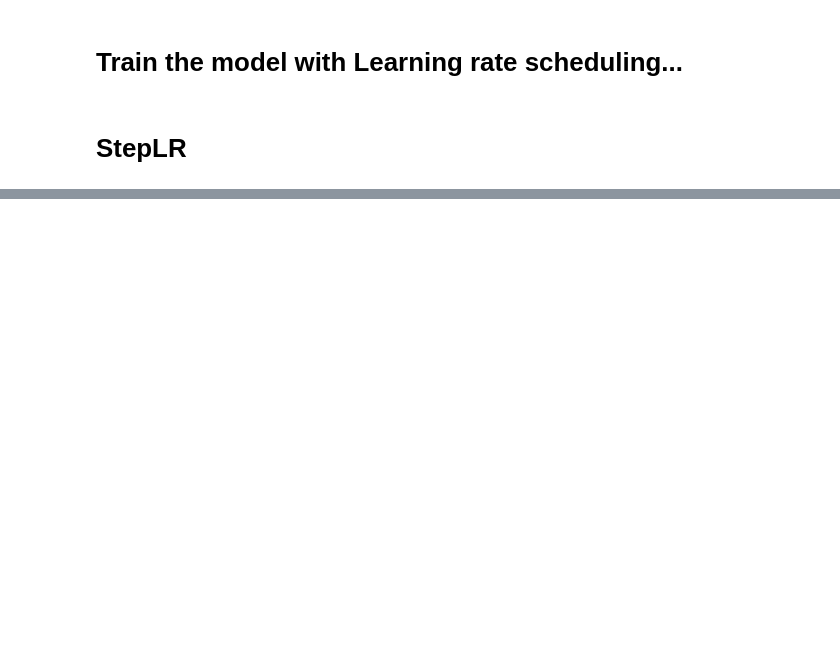
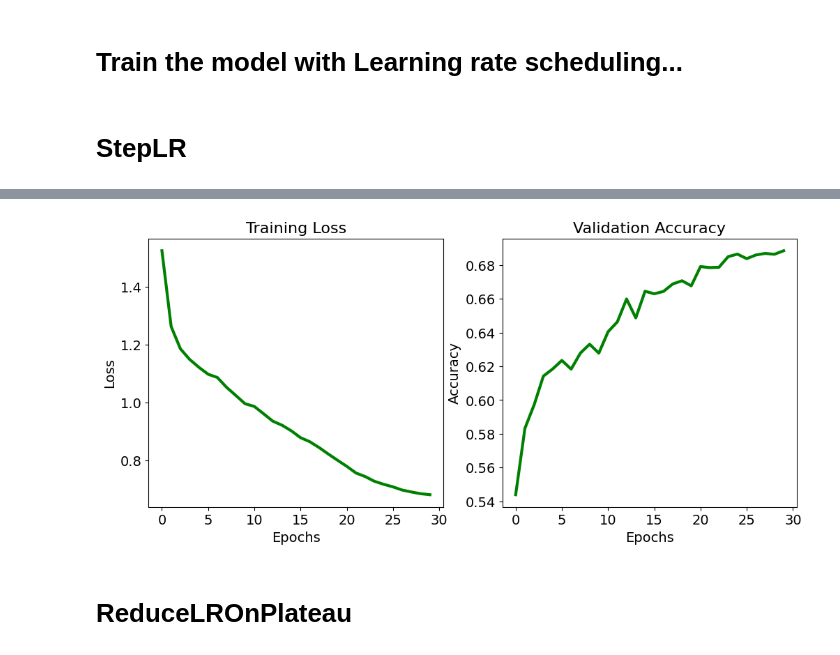
Before and after one commit to Al-Hassan-M-Kamel/CIFAR-10-Image-Classification-with-CNNs-and-Optuna, a Jupyter notebook: base_model.ipynb, the cells around one changed output, grey strips where cells are left out. Saved outputs shown, nothing was run; the diff lists cells and outputs as text; code cells hidden in the pictures; blank space fills up the shorter version.

```diff
--- a/base_model.ipynb
+++ b/base_model.ipynb
@@ -310,0 +385,10 @@ step_lr_history = train_and_evaluate_with_scheduler(model, optimizer, )
+# %%
+model = BaseModel(cin=3, num_classes=10).to(device)
+
+optimizer = torch.optim.Adam(model.parameters(), lr=0.005)
+
+n_epochs = 30
+
+scheduler_cosine = torch.optim.lr_scheduler.CosineAnnealingLR(optimizer, T_max=n_epochs, eta_min =0.0002)
+
+consine_history = train_and_evaluate_with_scheduler(model, optimizer, scheduler_cosine, device, n_epochs)
@@ -310,0 +408,4 @@ step_lr_history = train_and_evaluate_with_scheduler(model, optimizer, )
+# %%
+plot_learning(consine_history, "green")
+# %% [output]
+[figure, added]
@@ -310,0 +415,2 @@ step_lr_history = train_and_evaluate_with_scheduler(model, optimizer, )
+# %% [markdown]
+# ReduceLROnPlateau
```
Also changed, not shown: parts of 16 cells of this notebook, 3 other files.
